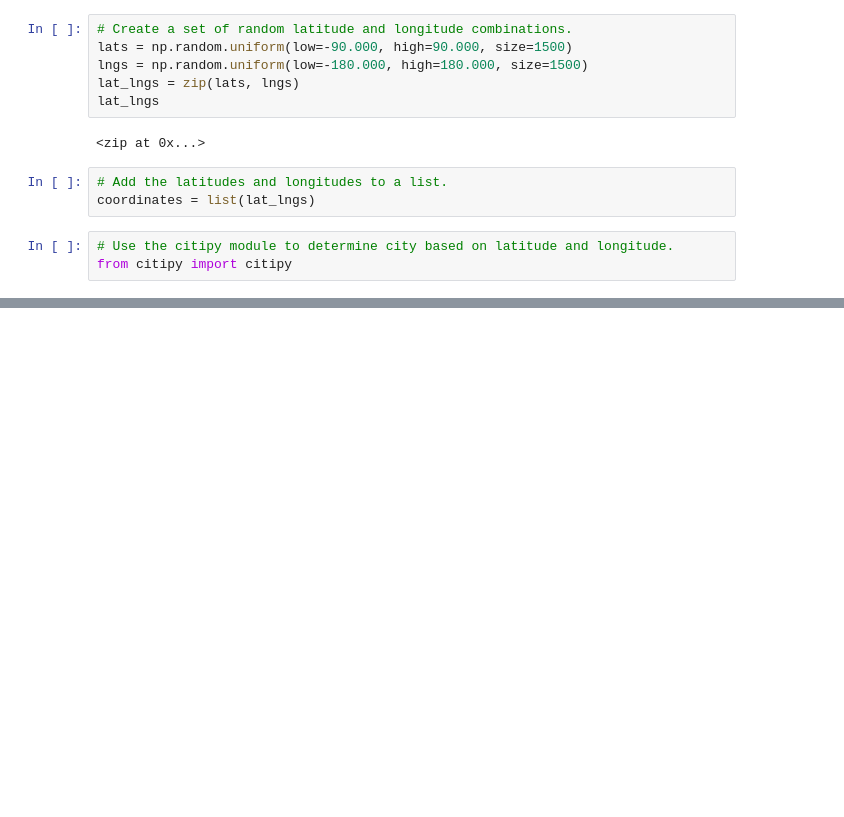
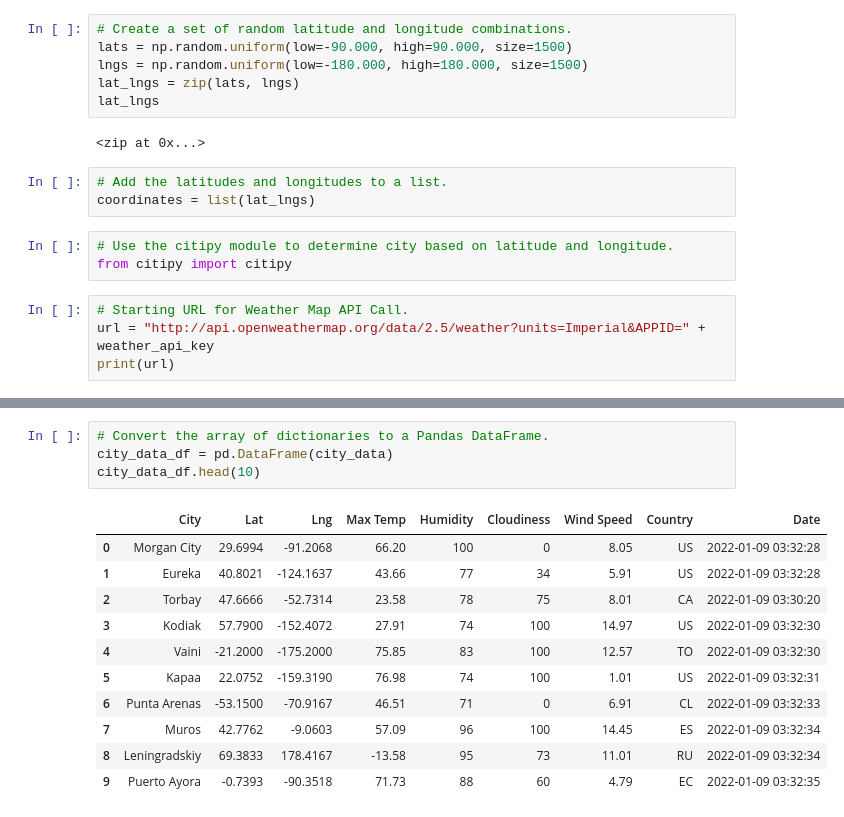
Before and after one commit to Drakeblaze10/World_Weather_Analysis, a Jupyter notebook: WeatherPy.ipynb, the cells around one changed output, grey strips where cells are left out. Saved outputs shown, nothing was run; the diff lists cells and outputs as text; blank space fills up the shorter version.

Commit message:
Updated weather Dataframe

```diff
--- a/WeatherPy.ipynb
+++ b/WeatherPy.ipynb
@@ -17,3 +27,7 @@ coordinates = list(lat_lngs)
 # %%
 # Use the citipy module to determine city based on latitude and longitude.
 from citipy import citipy
+# %%
+# Starting URL for Weather Map API Call.
+url = "http://api.openweathermap.org/data/2.5/weather?units=Imperial&APPID=" + weather_api_key
+print(url)
@@ -33,0 +130,16 @@ len(cities)
+# %%
+# Convert the array of dictionaries to a Pandas DataFrame.
+city_data_df = pd.DataFrame(city_data)
+city_data_df.head(10)
+# %% [output]
+|  | City | Lat | Lng | Max Temp | Humidity | Cloudiness | Wind Speed | Country | Date |
+| 0 | Morgan City | 29.6994 | -91.2068 | 66.20 | 100 | 0 | 8.05 | US | 2022-01-09 03:32:28 |
+| 1 | Eureka | 40.8021 | -124.1637 | 43.66 | 77 | 34 | 5.91 | US | 2022-01-09 03:32:28 |
+| 2 | Torbay | 47.6666 | -52.7314 | 23.58 | 78 | 75 | 8.01 | CA | 2022-01-09 03:30:20 |
+| 3 | Kodiak | 57.7900 | -152.4072 | 27.91 | 74 | 100 | 14.97 | US | 2022-01-09 03:32:30 |
+| 4 | Vaini | -21.2000 | -175.2000 | 75.85 | 83 | 100 | 12.57 | TO | 2022-01-09 03:32:30 |
+| 5 | Kapaa | 22.0752 | -159.3190 | 76.98 | 74 | 100 | 1.01 | US | 2022-01-09 03:32:31 |
+| 6 | Punta Arenas | -53.1500 | -70.9167 | 46.51 | 71 | 0 | 6.91 | CL | 2022-01-09 03:32:33 |
+| 7 | Muros | 42.7762 | -9.0603 | 57.09 | 96 | 100 | 14.45 | ES | 2022-01-09 03:32:34 |
+| 8 | Leningradskiy | 69.3833 | 178.4167 | -13.58 | 95 | 73 | 11.01 | RU | 2022-01-09 03:32:34 |
+| 9 | Puerto Ayora | -0.7393 | -90.3518 | 71.73 | 88 | 60 | 4.79 | EC | 2022-01-09 03:32:35 |
```
Also changed, not shown: parts of 7 cells of this notebook, 3 other files.
